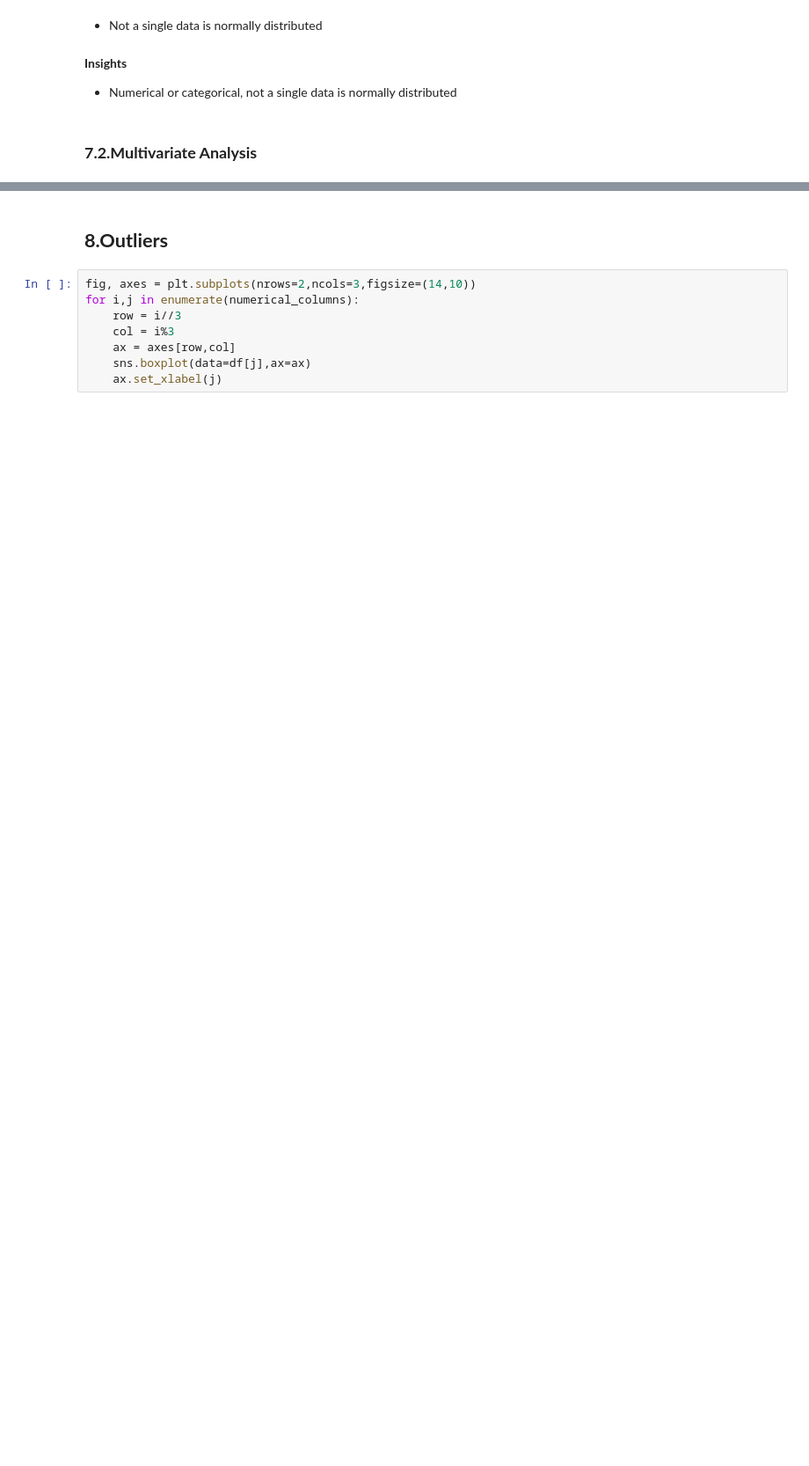
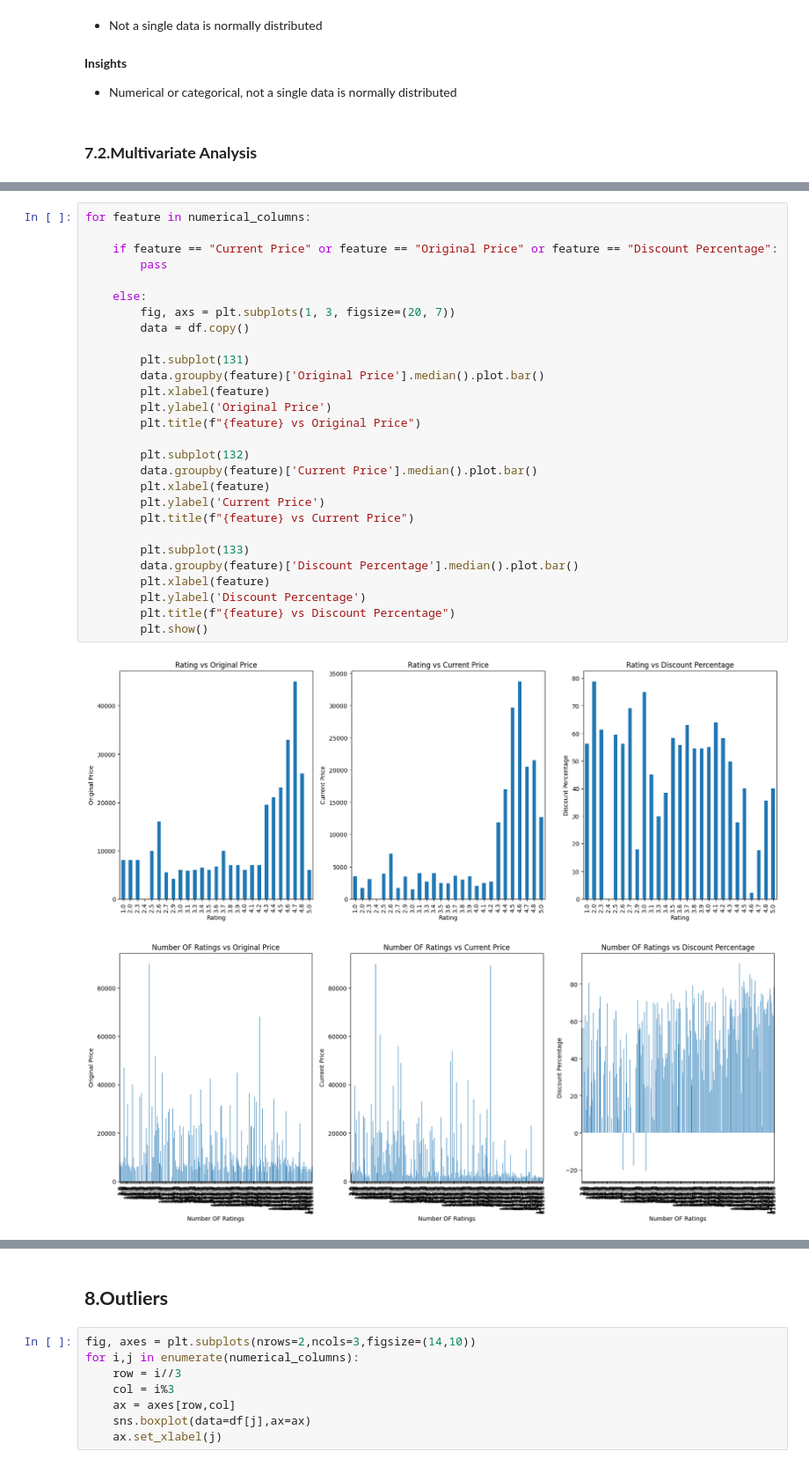
Before and after one commit to MuhaimenurRahmanTuaha/Linear_Regression_Project01, a Jupyter notebook: notebook/EDA.ipynb, the cells around one changed output, grey strips where cells are left out. Shown at 88% size. Saved outputs shown, nothing was run; the diff lists cells and outputs as text; blank space fills up the shorter version.

```diff
--- a/notebook/EDA.ipynb
+++ b/notebook/EDA.ipynb
@@ -442,0 +494,31 @@ for feature in categorical_columns:
+# %%
+for feature in numerical_columns:
+
+    if feature == "Current Price" or feature == "Original Price" or feature == "Discount Percentage":
+        pass
+
+    else:
+        fig, axs = plt.subplots(1, 3, figsize=(20, 7))
+        data = df.copy()
+
+        plt.subplot(131)
+        data.groupby(feature)['Original Price'].median().plot.bar()
+        plt.xlabel(feature)
+        plt.ylabel('Original Price')
+        plt.title(f"{feature} vs Original Price")
+
+        plt.subplot(132)
+        data.groupby(feature)['Current Price'].median().plot.bar()
+        plt.xlabel(feature)
+        plt.ylabel('Current Price')
+        plt.title(f"{feature} vs Current Price")
+
+        plt.subplot(133)
+        data.groupby(feature)['Discount Percentage'].median().plot.bar()
+        plt.xlabel(feature)
+        plt.ylabel('Discount Percentage')
+        plt.title(f"{feature} vs Discount Percentage")
+        plt.show()
+# %% [output]
+[figure, added]
+[figure, added]
```
Also changed, not shown: parts of 7 cells of this notebook.
